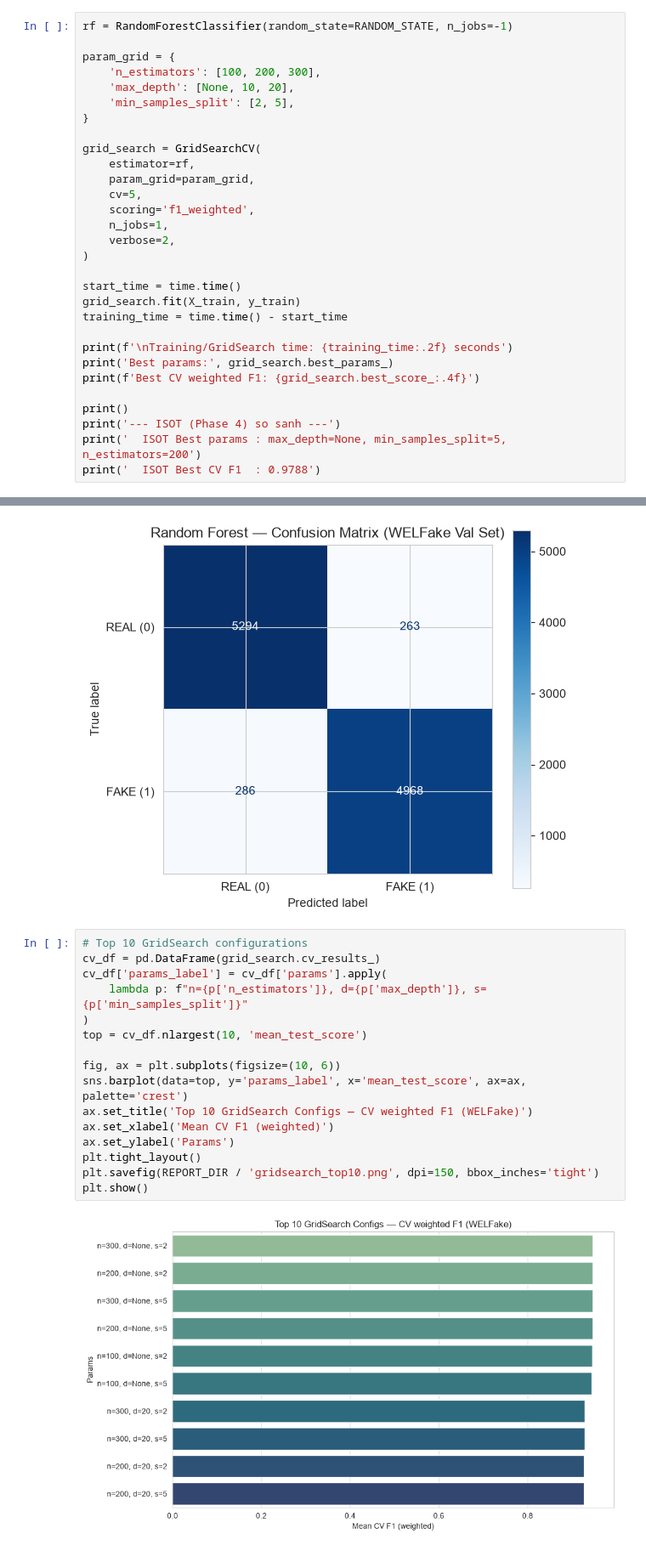
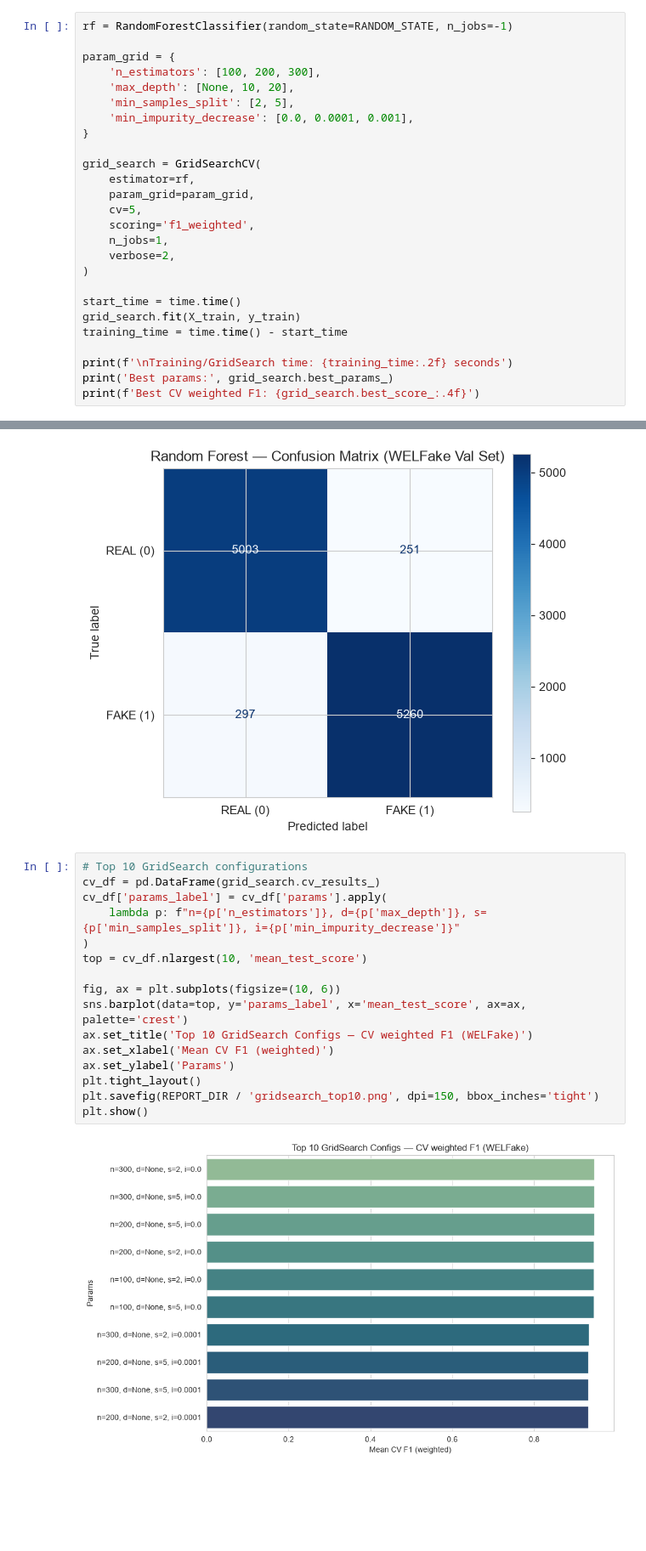
Before and after one commit to nqocdungg/Fake-News-Detection, a Jupyter notebook: notebooks/16_welfake_random_forest.ipynb, the cells around one changed output, grey strips where cells are left out. Shown at 85% size. Cells and saved outputs as stored; diff of their text form; blank space fills up the shorter version.

```diff
--- a/notebooks/16_welfake_random_forest.ipynb
+++ b/notebooks/16_welfake_random_forest.ipynb
@@ -111,6 +112,7 @@ param_grid = {
     'n_estimators': [100, 200, 300],
     'max_depth': [None, 10, 20],
     'min_samples_split': [2, 5],
+    'min_impurity_decrease': [0.0, 0.0001, 0.001],
 }
 
 grid_search = GridSearchCV(
@@ -129,9 +131,4 @@ training_time = time.time() - start_time
 print(f'\nTraining/GridSearch time: {training_time:.2f} seconds')
 print('Best params:', grid_search.best_params_)
 print(f'Best CV weighted F1: {grid_search.best_score_:.4f}')
-
-print()
-print('--- ISOT (Phase 4) so sanh ---')
-print('  ISOT Best params : max_depth=None, min_samples_split=5, n_estimators=200')
-print('  ISOT Best CV F1  : 0.9788')
 # %% [output]
@@ -235,21 +237,21 @@ plt.show()
 # %%
 # Top 10 GridSearch configurations
 cv_df = pd.DataFrame(grid_search.cv_results_)
 cv_df['params_label'] = cv_df['params'].apply(
-    lambda p: f"n={p['n_estimators']}, d={p['max_depth']}, s={p['min_samples_split']}"
+    lambda p: f"n={p['n_estimators']}, d={p['max_depth']}, s={p['min_samples_split']}, i={p['min_impurity_decrease']}"
 )
 top = cv_df.nlargest(10, 'mean_test_score')
 
 fig, ax = plt.subplots(figsize=(10, 6))
 sns.barplot(data=top, y='params_label', x='mean_test_score', ax=ax, palette='crest')
 ax.set_title('Top 10 GridSearch Configs — CV weighted F1 (WELFake)')
 ax.set_xlabel('Mean CV F1 (weighted)')
 ax.set_ylabel('Params')
 plt.tight_layout()
 plt.savefig(REPORT_DIR / 'gridsearch_top10.png', dpi=150, bbox_inches='tight')
 plt.show()
 # %% [output]
-[figure, old version]
+[figure, new version]
 # %% [markdown]
 ## 7. Tổng kết
 
```
Also changed, not shown: parts of 5 cells of this notebook, 29 other files.
